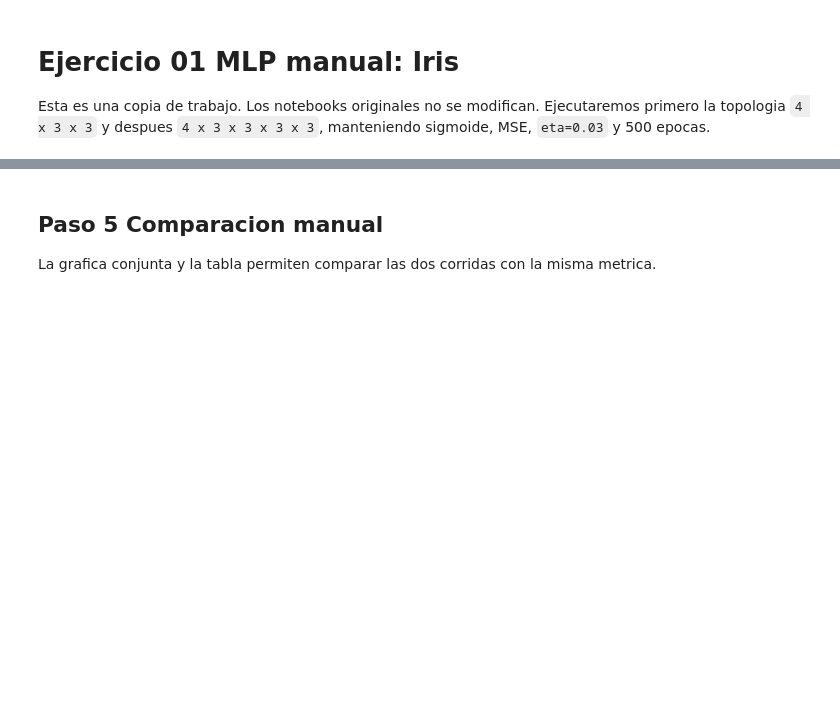
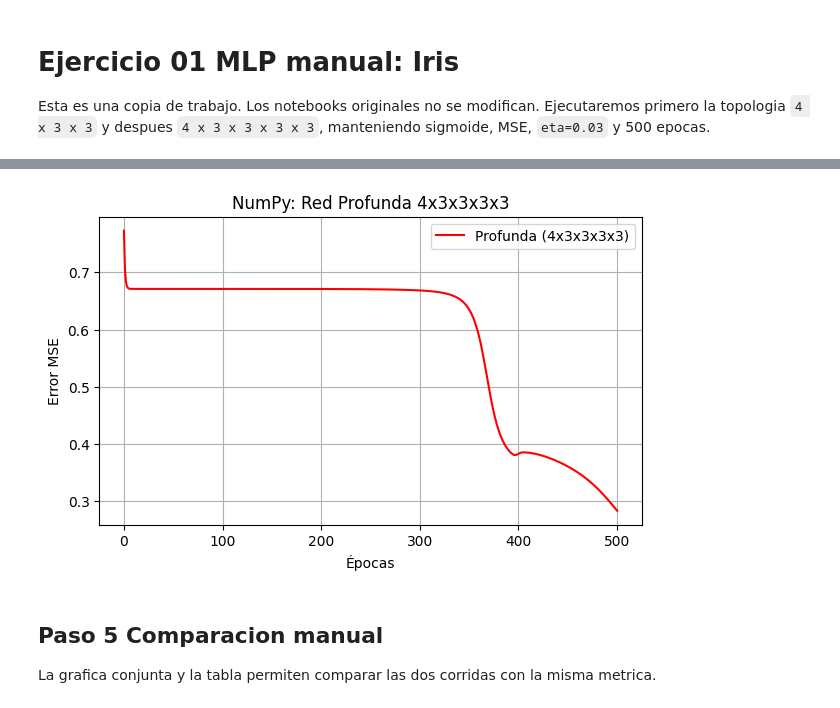
Before and after one commit to Maricharmen/Inteligencia_Artificial, a Jupyter notebook: Perceptrón multicapa/Ejercicios/Ejercicio1/ejercicio-01-manual.ipynb, the cells around one changed output, grey strips where cells are left out. Cells and saved outputs as stored; diff of their text form; code cells hidden in the pictures; blank space fills up the shorter version.

```diff
--- a/Perceptrón multicapa/Ejercicios/Ejercicio1/ejercicio-01-manual.ipynb
+++ b/Perceptrón multicapa/Ejercicios/Ejercicio1/ejercicio-01-manual.ipynb
@@ -109,0 +219,91 @@ Topologia: 4 x 3 x 3 x 3 x 3 | error inicial: 0.681967 | error final: 0.670880 |
+# %%
+init_weights_deep()
+
+E_deep = list()
+E_deep.append(calculate_error_deep())
+
+for e in range(epochs):
+    for d in range(len(X)):
+        # 1. Forward Pass (Capa 1 a 4)
+        out1 = np.zeros(num_neurons_d1)
+        for i in range(len(out1)):
+            out1[i] = propagate(X[d], deep_layer1[i])
+
+        out2 = np.zeros(num_neurons_d2)
+        for i in range(len(out2)):
+            out2[i] = propagate(out1, deep_layer2[i])
+
+        out3 = np.zeros(num_neurons_d3)
+        for i in range(len(out3)):
+            out3[i] = propagate(out2, deep_layer3[i])
+
+        out4 = np.zeros(num_neurons_d4)
+        for i in range(len(out4)):
+            out4[i] = propagate(out3, deep_layer4[i])
+
+        # 2. Backpropagation: Deltas de la capa de salida (Capa 4)
+        delta4 = np.zeros(num_neurons_d4)
+        for i in range(len(delta4)):
+            delta4[i] = out4[i] * (1 - out4[i]) * (Y[d][i] - out4[i])
+
+        # Actualización de pesos Capa 4
+        for i in range(len(deep_layer4)):
+            deep_layer4[i][0] += alpha * delta4[i] * 1
+            for j in range(len(deep_layer4[i]) - 1):
+                deep_layer4[i][j+1] += alpha * delta4[i] * out3[j]
+
+        # 3. Deltas Capa 3 (Oculta)
+        delta3 = np.zeros(num_neurons_d3)
+        for i in range(len(delta3)):
+            sum_err = 0
+            for j in range(num_neurons_d4):
+                sum_err += deep_layer4[j][i+1] * delta4[j]
+            delta3[i] = out3[i] * (1 - out3[i]) * sum_err
+
+        # Actualización de pesos Capa 3
+        for i in range(len(deep_layer3)):
+            deep_layer3[i][0] += alpha * delta3[i] * 1
+            for j in range(len(deep_layer3[i]) - 1):
+                deep_layer3[i][j+1] += alpha * delta3[i] * out2[j]
+
+        # 4. Deltas Capa 2 (Oculta)
+        delta2 = np.zeros(num_neurons_d2)
+        for i in range(len(delta2)):
+            sum_err = 0
+            for j in range(num_neurons_d3):
+                sum_err += deep_layer3[j][i+1] * delta3[j]
+            delta2[i] = out2[i] * (1 - out2[i]) * sum_err
+
+        # Actualización de pesos Capa 2
+        for i in range(len(deep_layer2)):
+            deep_layer2[i][0] += alpha * delta2[i] * 1
+            for j in range(len(deep_layer2[i]) - 1):
+                deep_layer2[i][j+1] += alpha * delta2[i] * out1[j]
+
+        # 5. Deltas Capa 1 (Oculta inicial)
+        delta1 = np.zeros(num_neurons_d1)
+        for i in range(len(delta1)):
+            sum_err = 0
+            for j in range(num_neurons_d2):
+                sum_err += deep_layer2[j][i+1] * delta2[j]
+            delta1[i] = out1[i] * (1 - out1[i]) * sum_err
+
+        # Actualización de pesos Capa 1
+        for i in range(len(deep_layer1)):
+            deep_layer1[i][0] += alpha * delta1[i] * 1
+            for j in range(len(deep_layer1[i]) - 1):
+                deep_layer1[i][j+1] += alpha * delta1[i] * X[d][j]
+
+    E_deep.append(calculate_error_deep())
+
+print(f"Profunda 4x3x3x3x3 - Error inicial: {E_deep[0]:.6f} | Error final: {E_deep[-1]:.6f}")
+
+plt.figure(figsize=(7, 4))
+plt.plot(E_deep, label="Profunda (4x3x3x3x3)", color="red")
+plt.xlabel("Épocas")
+plt.ylabel("Error MSE")
+plt.title("NumPy: Red Profunda 4x3x3x3x3")
+plt.grid(True)
+plt.legend()
+plt.show()
+# %% [output]
@@ -110,3 +311,4 @@ Topologia: 4 x 3 x 3 x 3 x 3 | error inicial: 0.681967 | error final: 0.670880 |
+[figure, added]
 # %% [markdown]
 ## Paso 5  Comparacion manual
 
```
Also changed, not shown: parts of 16 cells of this notebook, 5 other files.
